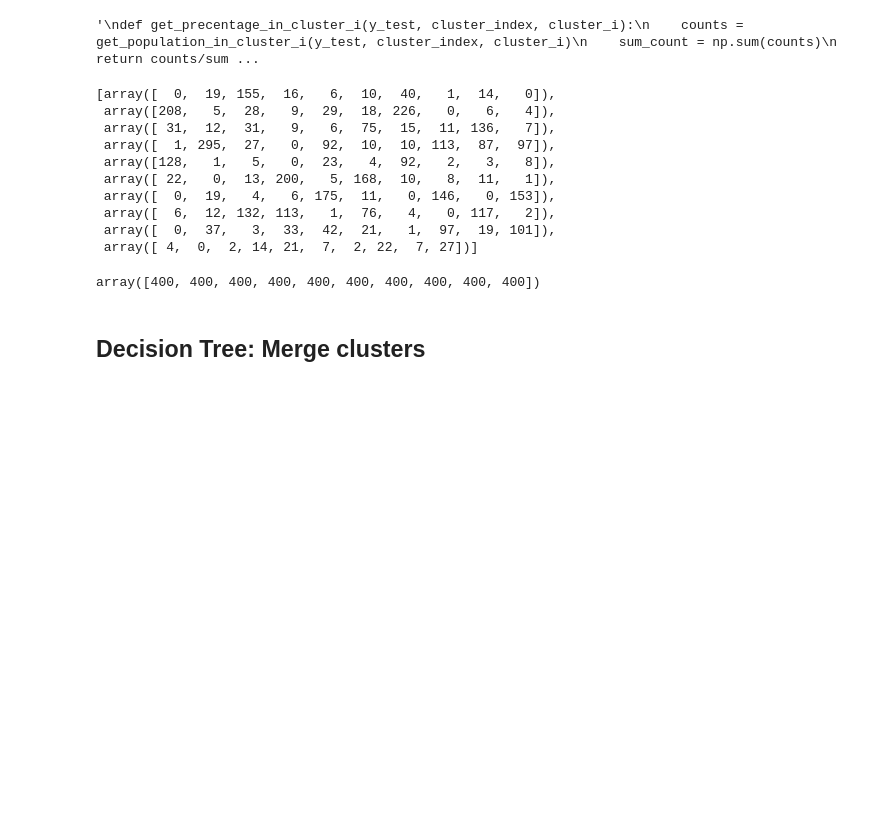
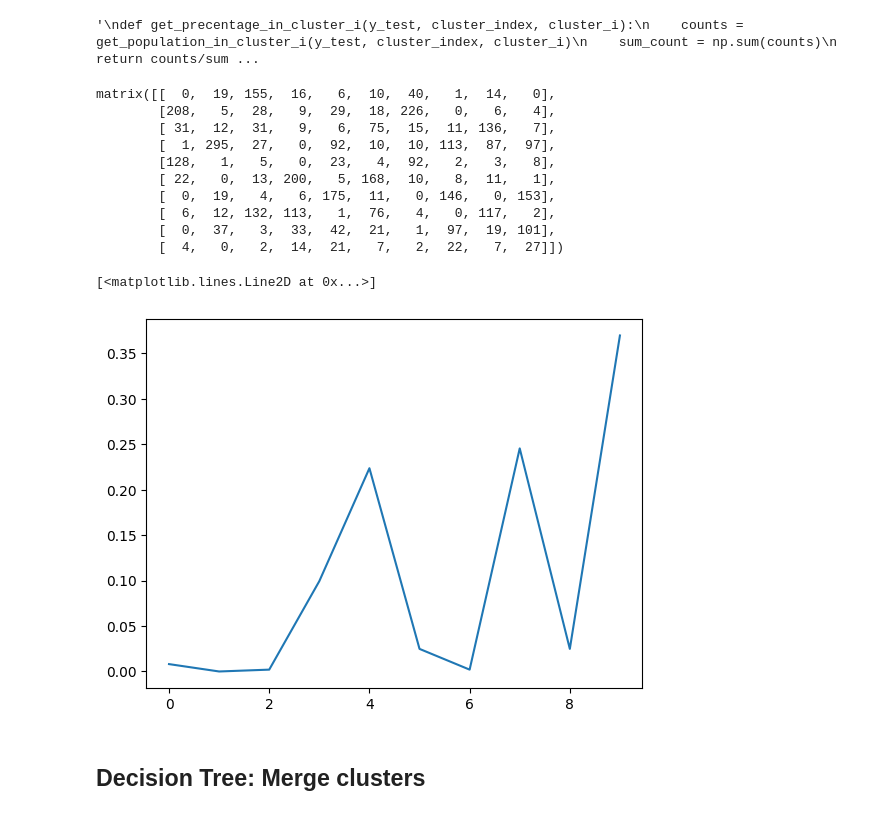
Before and after one commit to b23shen/2515-Project, a Jupyter notebook: Image Features.ipynb, the cells around one changed output. Saved outputs shown, nothing was run; the diff lists cells and outputs as text; code cells hidden in the pictures; blank space fills up the shorter version.

Commit message:
add compute label prob for each cluster

```diff
--- a/Image Features.ipynb
+++ b/Image Features.ipynb
@@ -498,20 +498,16 @@ get_precentage_in_cluster_i(y_test, cluster_index, 0)
 # %% [output]
 '\ndef get_precentage_in_cluster_i(y_test, cluster_index, cluster_i):\n    counts = get_population_in_cluster_i(y_test, cluster_index, cluster_i)\n    sum_count = np.sum(counts)\n    return counts/sum ...
 # %%
-population_of_cluster = [get_population_in_cluster_i(y_test, cluster_index,i) for i in range(number_of_class)]
+population_of_cluster = np.asmatrix([get_population_in_cluster_i(y_test, cluster_index,i) for i in range(number_of_class)])
 population_of_cluster
 # %% [output]
-[array([  0,  19, 155,  16,   6,  10,  40,   1,  14,   0]),
- array([208,   5,  28,   9,  29,  18, 226,   0,   6,   4]),
- array([ 31,  12,  31,   9,   6,  75,  15,  11, 136,   7]),
- array([  1, 295,  27,   0,  92,  10,  10, 113,  87,  97]),
- array([128,   1,   5,   0,  23,   4,  92,   2,   3,   8]),
- array([ 22,   0,  13, 200,   5, 168,  10,   8,  11,   1]),
- array([  0,  19,   4,   6, 175,  11,   0, 146,   0, 153]),
- array([  6,  12, 132, 113,   1,  76,   4,   0, 117,   2]),
- array([  0,  37,   3,  33,  42,  21,   1,  97,  19, 101]),
- array([ 4,  0,  2, 14, 21,  7,  2, 22,  7, 27])]
+matrix([[  0,  19, 155,  16,   6,  10,  40,   1,  14,   0],
+        [208,   5,  28,   9,  29,  18, 226,   0,   6,   4],
+        [ 31,  12,  31,   9,   6,  75,  15,  11, 136,   7],
+        [  1, 295,  27,   0,  92,  10,  10, 113,  87,  97],
+        [128,   1,   5,   0,  23,   4,  92,   2,   3,   8],
+        [ 22,   0,  13, 200,   5, 168,  10,   8,  11,   1],
+        [  0,  19,   4,   6, 175,  11,   0, 146,   0, 153],
+        [  6,  12, 132, 113,   1,  76,   4,   0, 117,   2],
+        [  0,  37,   3,  33,  42,  21,   1,  97,  19, 101],
+        [  4,   0,   2,  14,  21,   7,   2,  22,   7,  27]])
-# %%
-np.sum(population_of_cluster, axis = 0)
-# %% [output]
-array([400, 400, 400, 400, 400, 400, 400, 400, 400, 400])
@@ -521,3 +514,21 @@ def score(precentage_in_Cluster, precentage_in_population):
+# %%
+from sklearn.preprocessing import normalize
+
+def get_score(population_matrix):
+
+    precentage_in_cluster = normalize(population_of_cluster, axis=1, norm='l1')
+    #print(precentage_in_cluster)
+    precentage_in_label = normalize(population_of_cluster, axis=0, norm='l1')
+    #print(precentage_in_label)
+    score_matrix = np.multiply(precentage_in_cluster,precentage_in_label)
+    #score_matrix
+    norm_score = normalize(score_matrix, axis=1, norm='l1')
+    return score_matrix, norm_score
+_, norm_score = get_score(population_of_cluster)
+plt.plot(norm_score[9])
+# %% [output]
+[<matplotlib.lines.Line2D at 0x...>]
+[figure, added]
 # %% [markdown]
 ## Decision Tree: Merge clusters
 # %%
```
Also changed, not shown: parts of 3 cells of this notebook.
